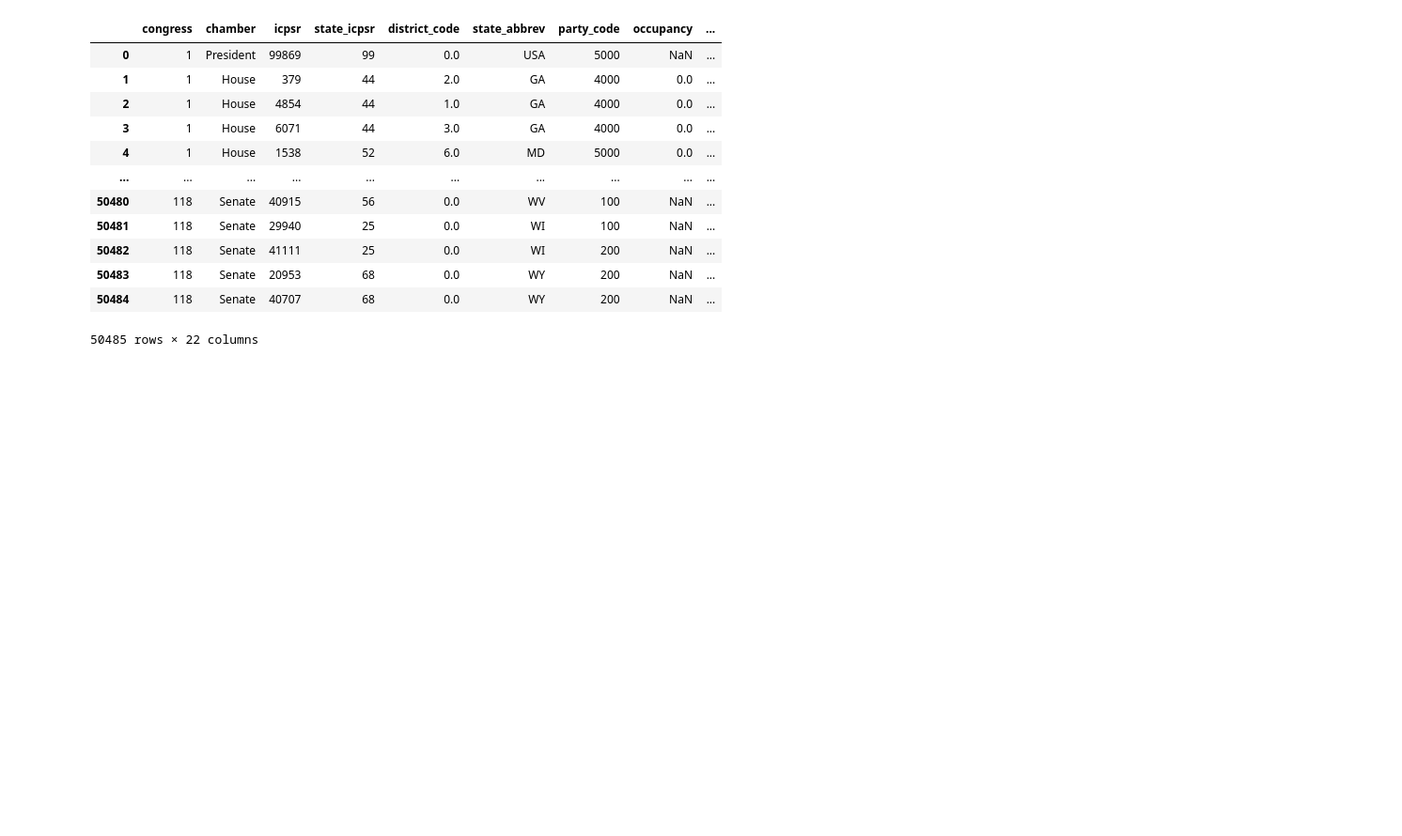
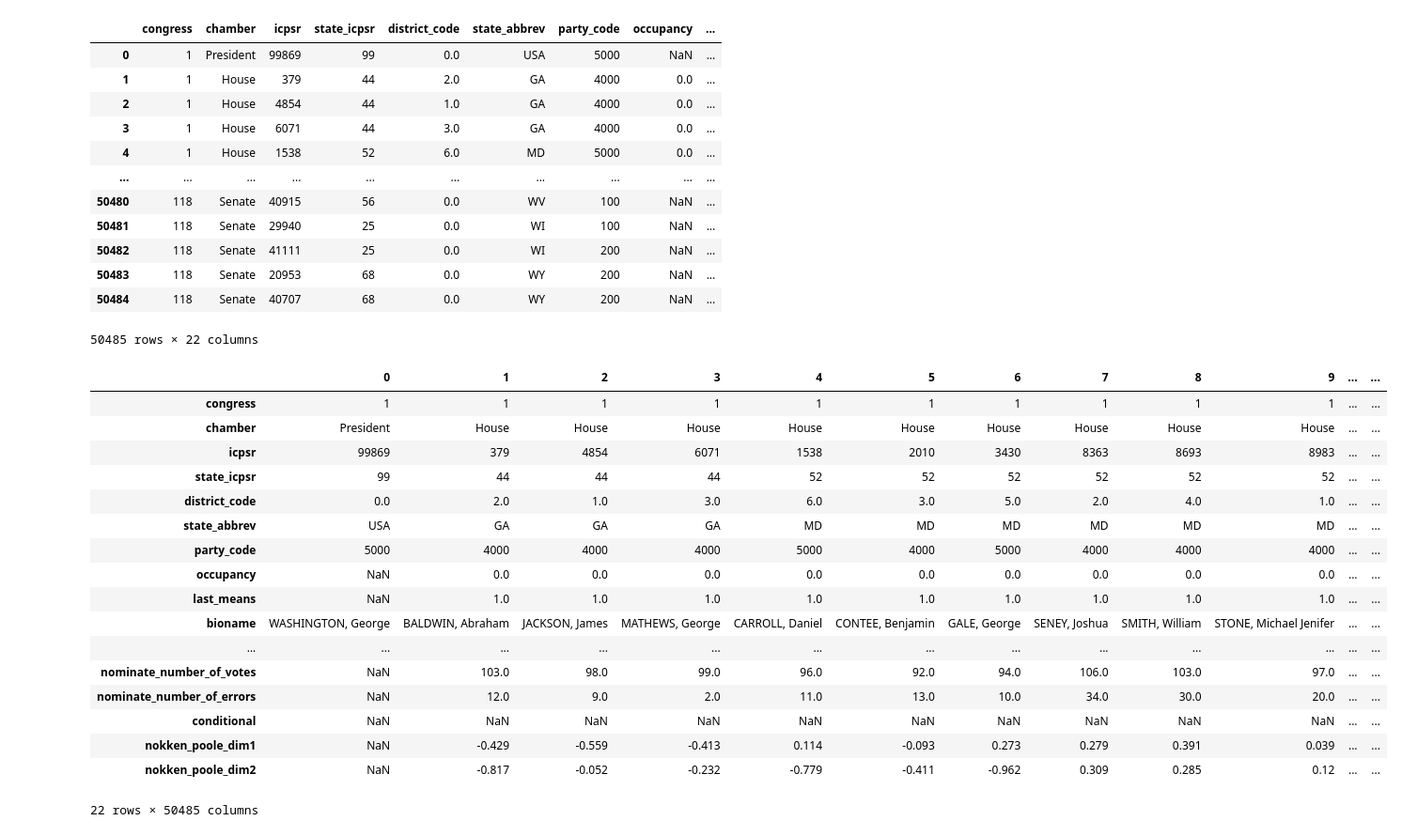
Before and after one commit to Runtaozhou/Contrans2023, a Jupyter notebook: congress_flat_files.ipynb, the cells around one changed output. Shown: that part at 94% size. Cells and saved outputs as stored; diff of their text form; code cells hidden in the pictures; blank space fills up the shorter version.

```diff
--- a/congress_flat_files.ipynb
+++ b/congress_flat_files.ipynb
@@ -20,3 +21,24 @@ ideology
 | 50483 | 118 | Senate | 20953 | 68 | 0.0 | WY | 200 | NaN | ... |
 | 50484 | 118 | Senate | 40707 | 68 | 0.0 | WY | 200 | NaN | ... |
 50485 rows × 22 columns
+# %%
+ideology.T
+# %% [output]
+|  | 0 | 1 | 2 | 3 | 4 | 5 | 6 | 7 | 8 | 9 | ... | ... |
+| congress | 1 | 1 | 1 | 1 | 1 | 1 | 1 | 1 | 1 | 1 | ... | ... |
+| chamber | President | House | House | House | House | House | House | House | House | House | ... | ... |
+| icpsr | 99869 | 379 | 4854 | 6071 | 1538 | 2010 | 3430 | 8363 | 8693 | 8983 | ... | ... |
+| state_icpsr | 99 | 44 | 44 | 44 | 52 | 52 | 52 | 52 | 52 | 52 | ... | ... |
+| district_code | 0.0 | 2.0 | 1.0 | 3.0 | 6.0 | 3.0 | 5.0 | 2.0 | 4.0 | 1.0 | ... | ... |
+| state_abbrev | USA | GA | GA | GA | MD | MD | MD | MD | MD | MD | ... | ... |
+| party_code | 5000 | 4000 | 4000 | 4000 | 5000 | 4000 | 5000 | 4000 | 4000 | 4000 | ... | ... |
+| occupancy | NaN | 0.0 | 0.0 | 0.0 | 0.0 | 0.0 | 0.0 | 0.0 | 0.0 | 0.0 | ... | ... |
+| last_means | NaN | 1.0 | 1.0 | 1.0 | 1.0 | 1.0 | 1.0 | 1.0 | 1.0 | 1.0 | ... | ... |
+| bioname | WASHINGTON, George | BALDWIN, Abraham | JACKSON, James | MATHEWS, George | CARROLL, Daniel | CONTEE, Benjamin | GALE, George | SENEY, Joshua | SMITH, William | STONE, Michael Jenifer | ... | ... |
+| ... | ... | ... | ... | ... | ... | ... | ... | ... | ... | ... | ... | ... |
+| nominate_number_of_votes | NaN | 103.0 | 98.0 | 99.0 | 96.0 | 92.0 | 94.0 | 106.0 | 103.0 | 97.0 | ... | ... |
+| nominate_number_of_errors | NaN | 12.0 | 9.0 | 2.0 | 11.0 | 13.0 | 10.0 | 34.0 | 30.0 | 20.0 | ... | ... |
+| conditional | NaN | NaN | NaN | NaN | NaN | NaN | NaN | NaN | NaN | NaN | ... | ... |
+| nokken_poole_dim1 | NaN | -0.429 | -0.559 | -0.413 | 0.114 | -0.093 | 0.273 | 0.279 | 0.391 | 0.039 | ... | ... |
+| nokken_poole_dim2 | NaN | -0.817 | -0.052 | -0.232 | -0.779 | -0.411 | -0.962 | 0.309 | 0.285 | 0.12 | ... | ... |
+22 rows × 50485 columns
```
Also changed, not shown: parts of 12 cells of this notebook, 6 other files.
